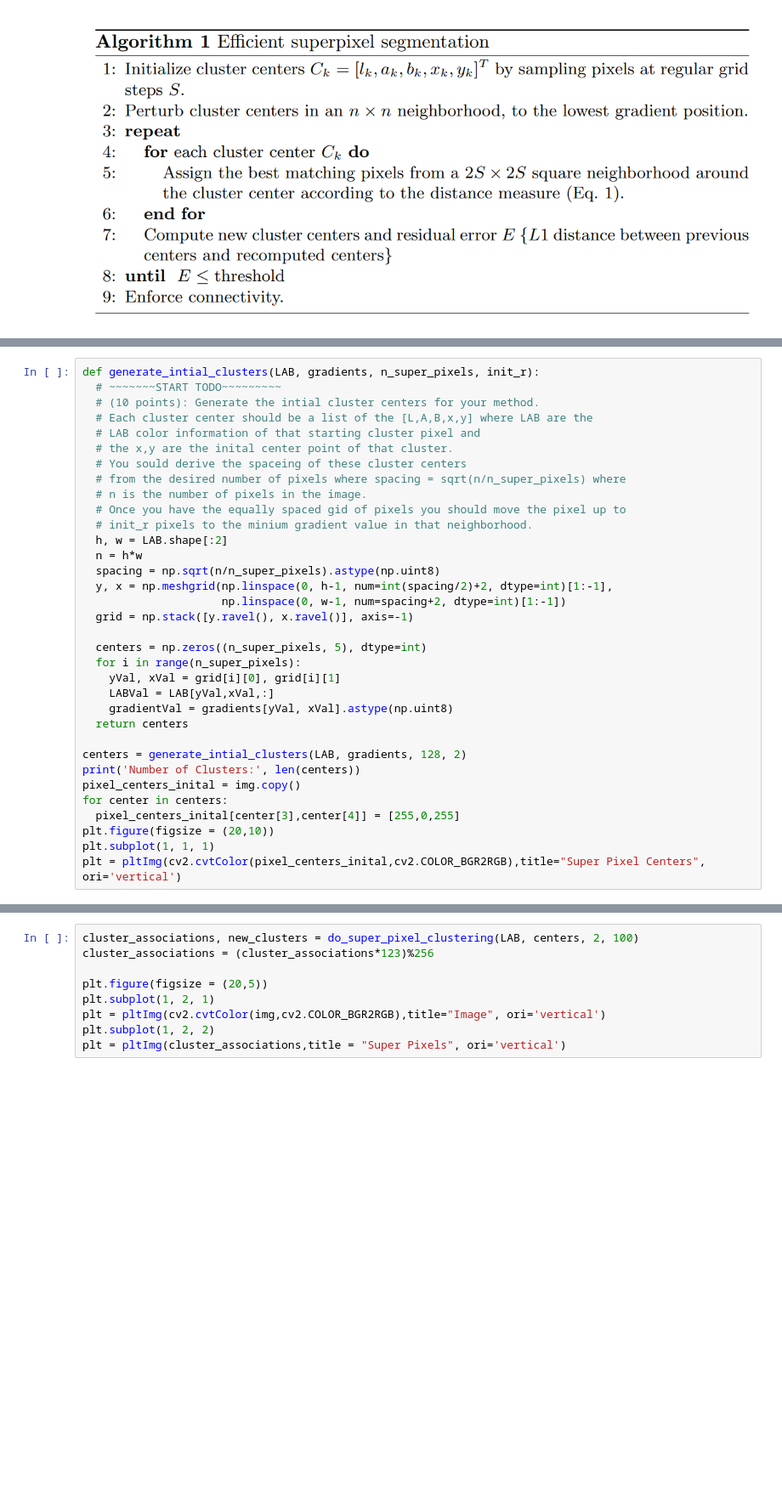
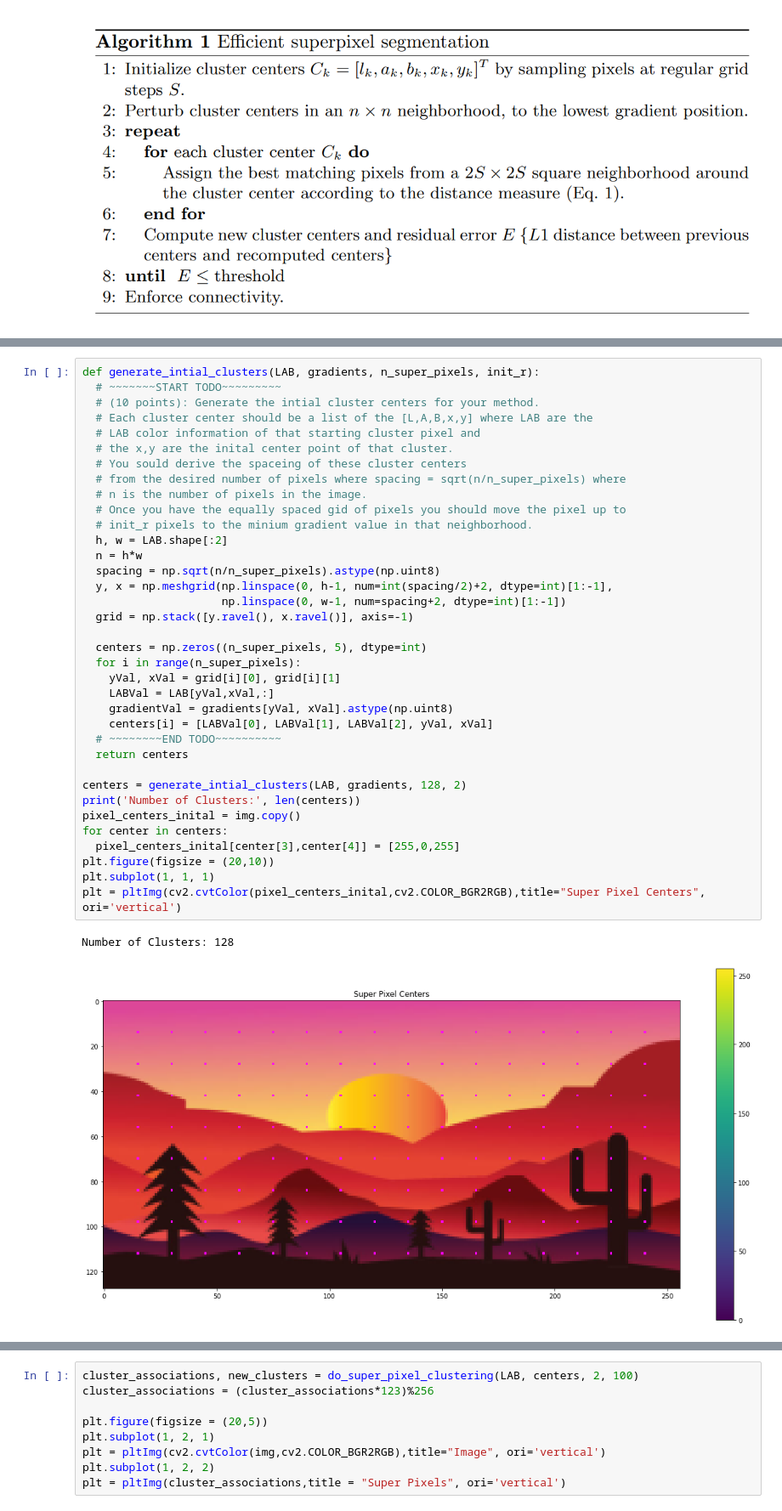
Before and after one commit to bhavanvir/ECE-471, a Jupyter notebook: ECE471_536_Assignment_3/A3_ECE_471_536_Spring_2023.ipynb, the cells around one changed output, grey strips where cells are left out. Shown at 85% size. Drawn from its saved outputs; the diff is of its cells as text; blank space fills up the shorter version.

Commit message:
Now showing the correct initial starting points of each cluster.

```diff
--- a/ECE471_536_Assignment_3/A3_ECE_471_536_Spring_2023.ipynb
+++ b/ECE471_536_Assignment_3/A3_ECE_471_536_Spring_2023.ipynb
@@ -314,33 +316,38 @@ def generate_intial_clusters(LAB, gradients, n_super_pixels, init_r):
   # Each cluster center should be a list of the [L,A,B,x,y] where LAB are the
   # LAB color information of that starting cluster pixel and
   # the x,y are the inital center point of that cluster.
   # You sould derive the spaceing of these cluster centers
   # from the desired number of pixels where spacing = sqrt(n/n_super_pixels) where
   # n is the number of pixels in the image.
   # Once you have the equally spaced gid of pixels you should move the pixel up to
   # init_r pixels to the minium gradient value in that neighborhood.
   h, w = LAB.shape[:2]
   n = h*w
   spacing = np.sqrt(n/n_super_pixels).astype(np.uint8)
   y, x = np.meshgrid(np.linspace(0, h-1, num=int(spacing/2)+2, dtype=int)[1:-1],
                      np.linspace(0, w-1, num=spacing+2, dtype=int)[1:-1])
   grid = np.stack([y.ravel(), x.ravel()], axis=-1)
 
   centers = np.zeros((n_super_pixels, 5), dtype=int)
   for i in range(n_super_pixels):
     yVal, xVal = grid[i][0], grid[i][1]
     LABVal = LAB[yVal,xVal,:]
     gradientVal = gradients[yVal, xVal].astype(np.uint8)
+    centers[i] = [LABVal[0], LABVal[1], LABVal[2], yVal, xVal]
+  # ~~~~~~~~END TODO~~~~~~~~~~
   return centers
 
 centers = generate_intial_clusters(LAB, gradients, 128, 2)
 print('Number of Clusters:', len(centers))
 pixel_centers_inital = img.copy()
 for center in centers:
   pixel_centers_inital[center[3],center[4]] = [255,0,255]
 plt.figure(figsize = (20,10))
 plt.subplot(1, 1, 1)
 plt = pltImg(cv2.cvtColor(pixel_centers_inital,cv2.COLOR_BGR2RGB),title="Super Pixel Centers", ori='vertical')
+# %% [output]
+Number of Clusters: 128
+[figure, added]
 # %%
 def do_super_pixel_clustering(LAB, init_clusters, itterations, m):
   # ~~~~~~~START TODO~~~~~~~~~
```
Also changed, not shown: parts of 5 cells of this notebook.
